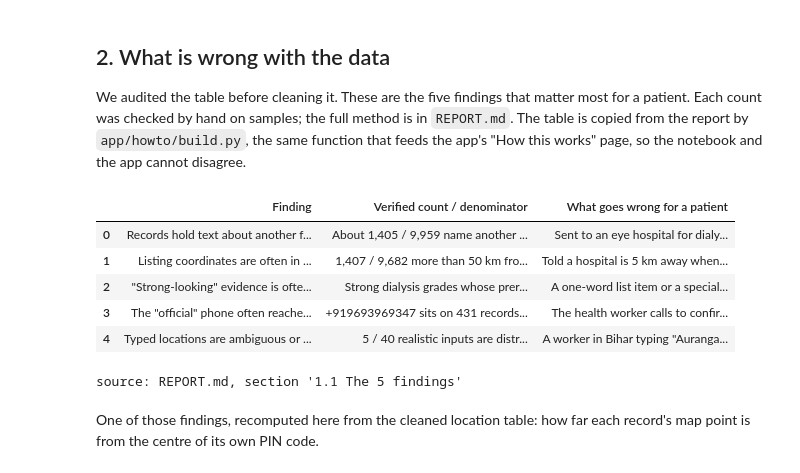
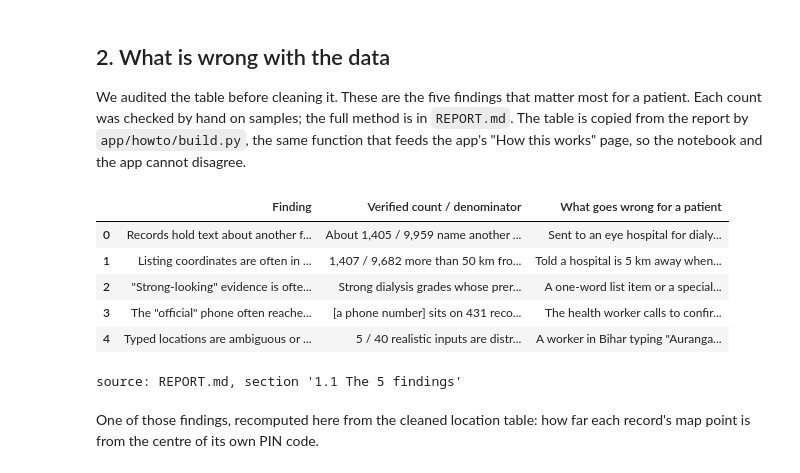
Before and after one commit to LordKarV/databricksdatathon, a Jupyter notebook: submission/referral_saathi.ipynb, the cells around one changed output. Cells and saved outputs as stored; diff of their text form; code cells hidden in the pictures.

```diff
--- a/submission/referral_saathi.ipynb
+++ b/submission/referral_saathi.ipynb
@@ -126,24 +138,27 @@ cannot disagree.
 # %%
 from howto import build as how
 
 
+PHONE = r"(?:\+91[ -]?|\b)[6-9]\d{4}[ -]?\d{5}\b"  # Indian mobile numbers: never printed in this public notebook
+
+
 def show_table(t, cols=None, max_chars=140):
-    df = pd.DataFrame(t["rows"], columns=t["columns"])
+    df = pd.DataFrame(t["rows"], columns=t["columns"]).replace(PHONE, "[a phone number]", regex=True)
     if cols:
         df = df[cols]
     with pd.option_context("display.max_colwidth", max_chars):
         display(df)
     print(f"source: {t['source']}, section '{t['heading']}'")
 
 findings = how.table("REPORT.md", "1.1 The 5 findings", ["Finding", "Verified count / denominator",
                                                       "What goes wrong for a patient"])
 show_table(findings)
 # %% [output]
 |  | Finding | Verified count / denominator | What goes wrong for a patient |
 | 0 | Records hold text about another f... | About 1,405 / 9,959 name another ... | Sent to an eye hospital for dialy... |
 | 1 | Listing coordinates are often in ... | 1,407 / 9,682 more than 50 km fro... | Told a hospital is 5 km away when... |
 | 2 | "Strong-looking" evidence is ofte... | Strong dialysis grades whose prer... | A one-word list item or a special... |
-| 3 | The "official" phone often reache... | +919693969347 sits on 431 records... | The health worker calls to confir... |
+| 3 | The "official" phone often reache... | [a phone number] sits on 431 reco... | The health worker calls to confir... |
 | 4 | Typed locations are ambiguous or ... | 5 / 40 realistic inputs are distr... | A worker in Bihar typing "Auranga... |
 source: REPORT.md, section '1.1 The 5 findings'
 # %% [markdown]
```
Also changed, not shown: parts of 38 cells of this notebook, 3 other files.
